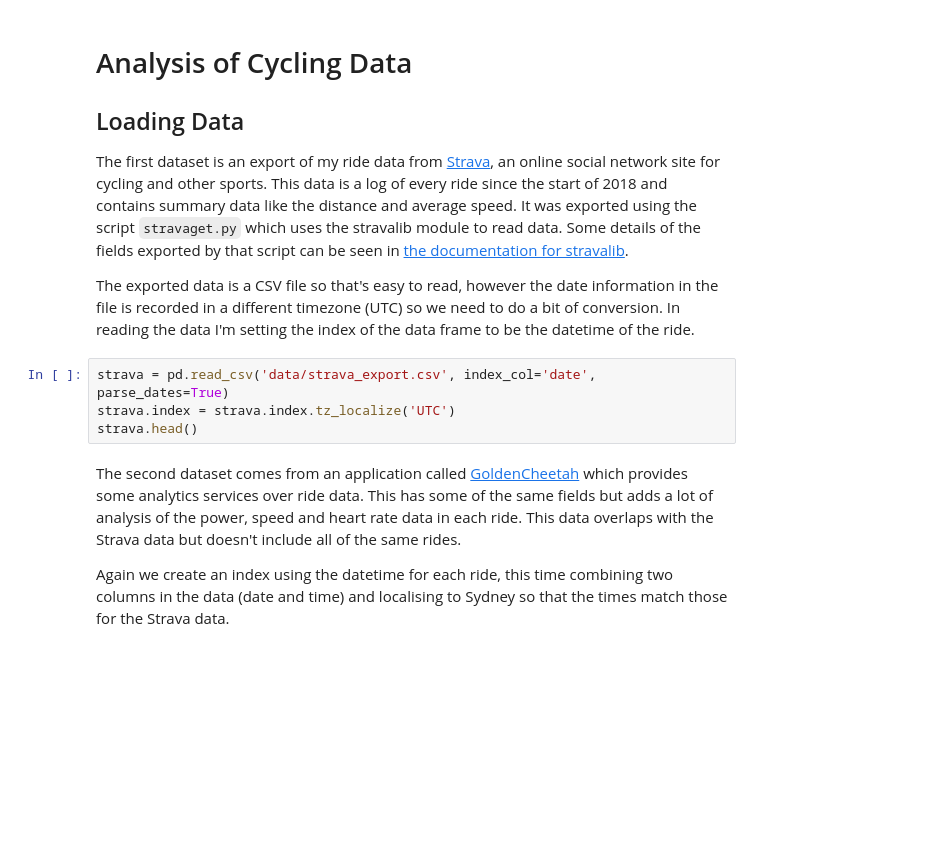
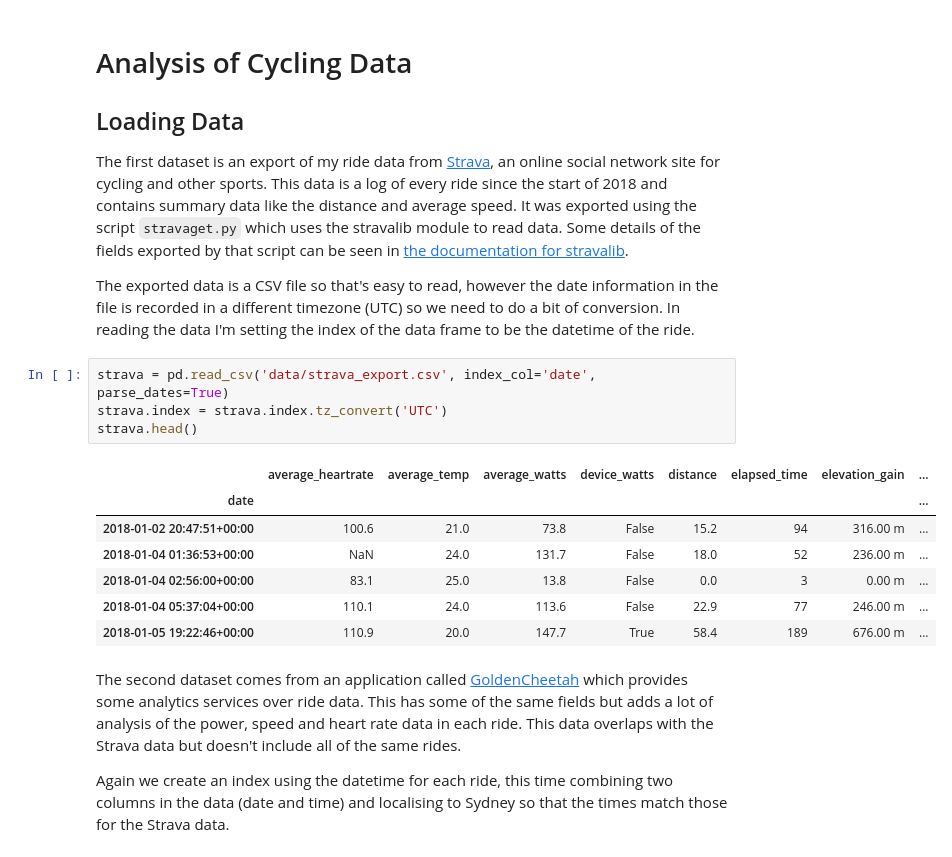
Before and after one commit to shubhamrana2374/Portfolio, a Jupyter notebook: Portfolio 1.ipynb, the cells around one changed output. Drawn from its saved outputs; the diff is of its cells as text; blank space fills up the shorter version.

```diff
--- a/Portfolio 1.ipynb
+++ b/Portfolio 1.ipynb
@@ -20,8 +20,16 @@ recorded in a different timezone (UTC) so we need to do a bit of conversion.  In
 setting the index of the data frame to be the datetime of the ride.
 # %%
 strava = pd.read_csv('data/strava_export.csv', index_col='date', parse_dates=True)
-strava.index = strava.index.tz_localize('UTC')
+strava.index = strava.index.tz_convert('UTC')
 strava.head()
+# %% [output]
+|  | average_heartrate | average_temp | average_watts | device_watts | distance | elapsed_time | elevation_gain | ... |
+| date |  |  |  |  |  |  |  | ... |
+| 2018-01-02 20:47:51+00:00 | 100.6 | 21.0 | 73.8 | False | 15.2 | 94 | 316.00 m | ... |
+| 2018-01-04 01:36:53+00:00 | NaN | 24.0 | 131.7 | False | 18.0 | 52 | 236.00 m | ... |
+| 2018-01-04 02:56:00+00:00 | 83.1 | 25.0 | 13.8 | False | 0.0 | 3 | 0.00 m | ... |
+| 2018-01-04 05:37:04+00:00 | 110.1 | 24.0 | 113.6 | False | 22.9 | 77 | 246.00 m | ... |
+| 2018-01-05 19:22:46+00:00 | 110.9 | 20.0 | 147.7 | True | 58.4 | 189 | 676.00 m | ... |
 # %% [markdown]
 The second dataset comes from an application called [GoldenCheetah](https://www.goldencheetah.org/) which provides
 some analytics services over ride data.  This has some of the same fields but adds a lot of analysis of the
```
Also changed, not shown: parts of 4 cells of this notebook, 1 other file.
